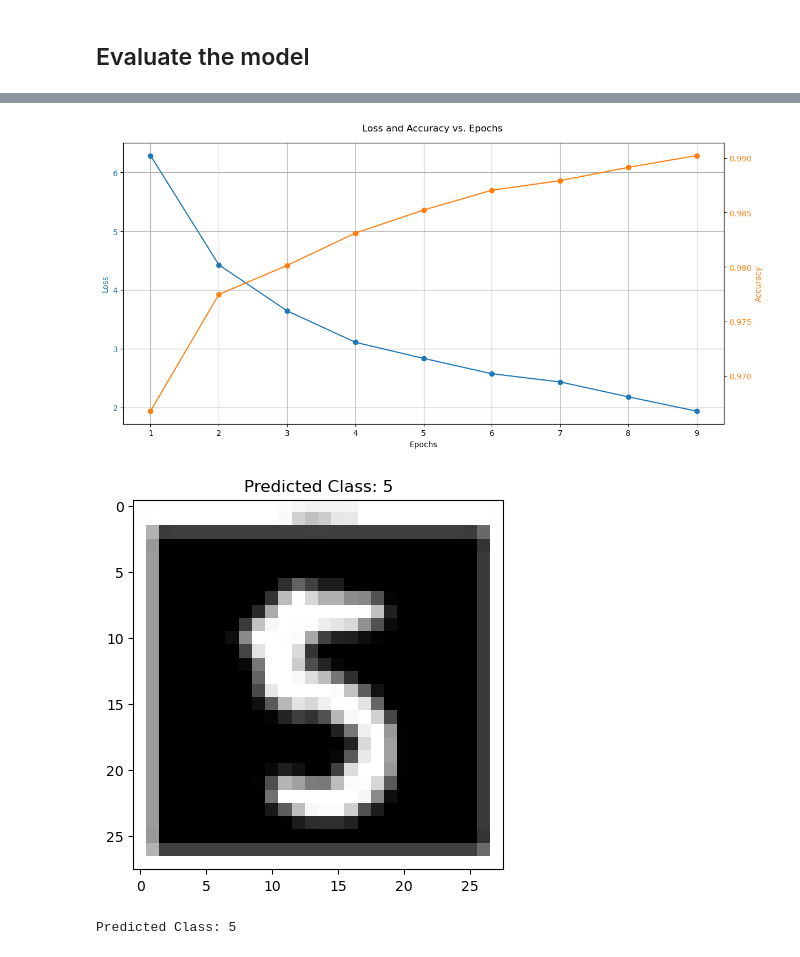
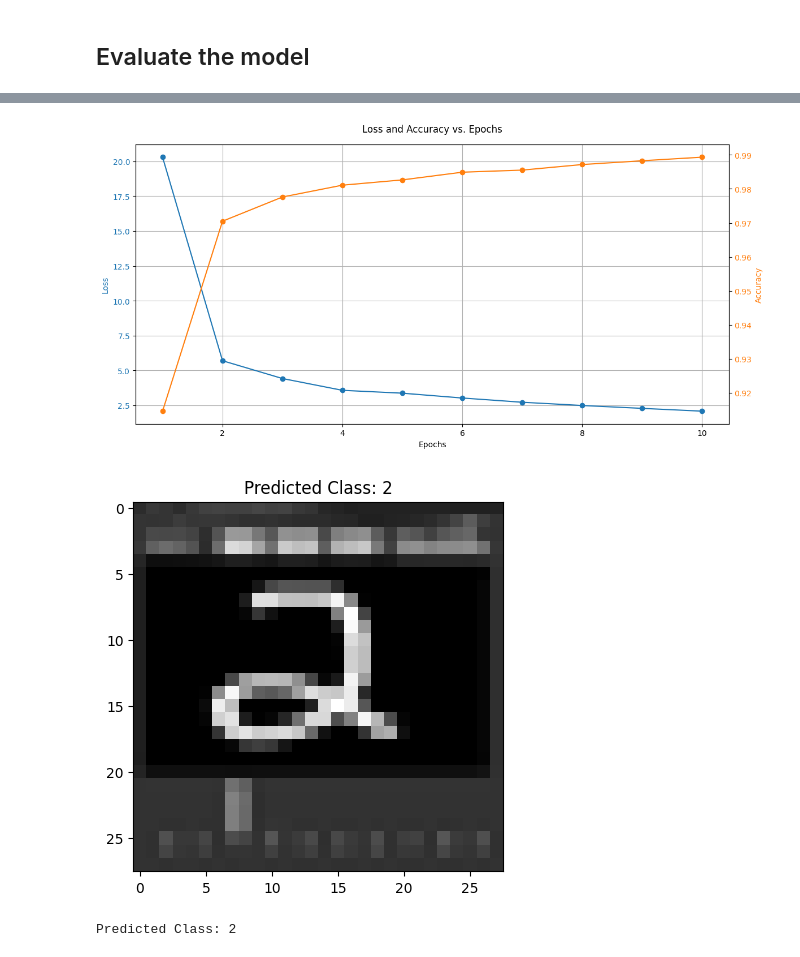
Before and after one commit to dhia06-dridi/CNN_MNIST_tensorflow, a Jupyter notebook: CNN_MNIST_using_tensorflow_and_tkinder.ipynb, the cells around one changed output, grey strips where cells are left out. Drawn from its saved outputs; the diff is of its cells as text; code cells hidden in the pictures.

```diff
--- a/CNN_MNIST_using_tensorflow_and_tkinder.ipynb
+++ b/CNN_MNIST_using_tensorflow_and_tkinder.ipynb
@@ -65,3 +73,7 @@ def conv2(x):
+# %%
+def conv2(x):
+    return(
+    tf.nn.max_pool(h_conv2(x), ksize=[1, 2, 2, 1], strides=[1, 2, 2, 1], padding='SAME'))
 # %% [markdown]
 ## Convolutional layer 3
 # %%
@@ -338,7 +441,7 @@ fig.suptitle("Loss and Accuracy vs. Epochs")
 fig.tight_layout()  # Ajuste automatiquement les espaces pour éviter les chevauchements
 plt.show()
 # %% [output]
-[figure, old version]
+[figure, new version]
 # %%
 import tensorflow as tf
 import numpy as np
@@ -346,41 +449,41 @@ import matplotlib.pyplot as plt
 from PIL import Image
 
 # Charger l'image à partir du fichier
-image_path = 'OIF.jpg'
+image_path = '/home/dhia/presentation_DL/2.png'
 image = Image.open(image_path)
 
 # Redimensionner l'image à 28x28 (en fonction de votre modèle)
 image = image.resize((28, 28))
 
 # Convertir l'image en niveaux de gris (si ce n'est pas déjà fait)
 image = image.convert('L')
 
 # Convertir l'image en un tableau numpy
 image_array = np.array(image)
 
 # Normaliser l'image entre 0 et 1 (si votre modèle a été entraîné sur des images normalisées)
 image_array = image_array.astype('float32') / 255.0
 
 # Ajouter une dimension pour la batch (le modèle attend une forme de [batch_size, 28, 28, 1])
 image_array = np.expand_dims(image_array, axis=-1)
 
 # Ajouter une autre dimension pour le batch (le modèle attend une entrée de forme [1, 28, 28, 1])
 image_array = np.expand_dims(image_array, axis=0)
 
 # Passer l'image à travers le modèle pour obtenir la prédiction
 prediction = y_CNN(image_array)  # ou utilisez votre propre modèle ici
 
 # Prédire la classe (si votre sortie est une probabilité)
 predicted_class = np.argmax(prediction.numpy(), axis=1)
 
 # Afficher l'image et la prédiction
 plt.imshow(image, cmap='gray')
 plt.title(f"Predicted Class: {predicted_class[0]}")
 plt.show()
 
 print(f"Predicted Class: {predicted_class[0]}")
 # %% [output]
-[figure, old version]
+[figure, new version]
-Predicted Class: 5
+Predicted Class: 2
 # %% [markdown]
 ## prediction
```
Also changed, not shown: parts of 8 cells of this notebook.
